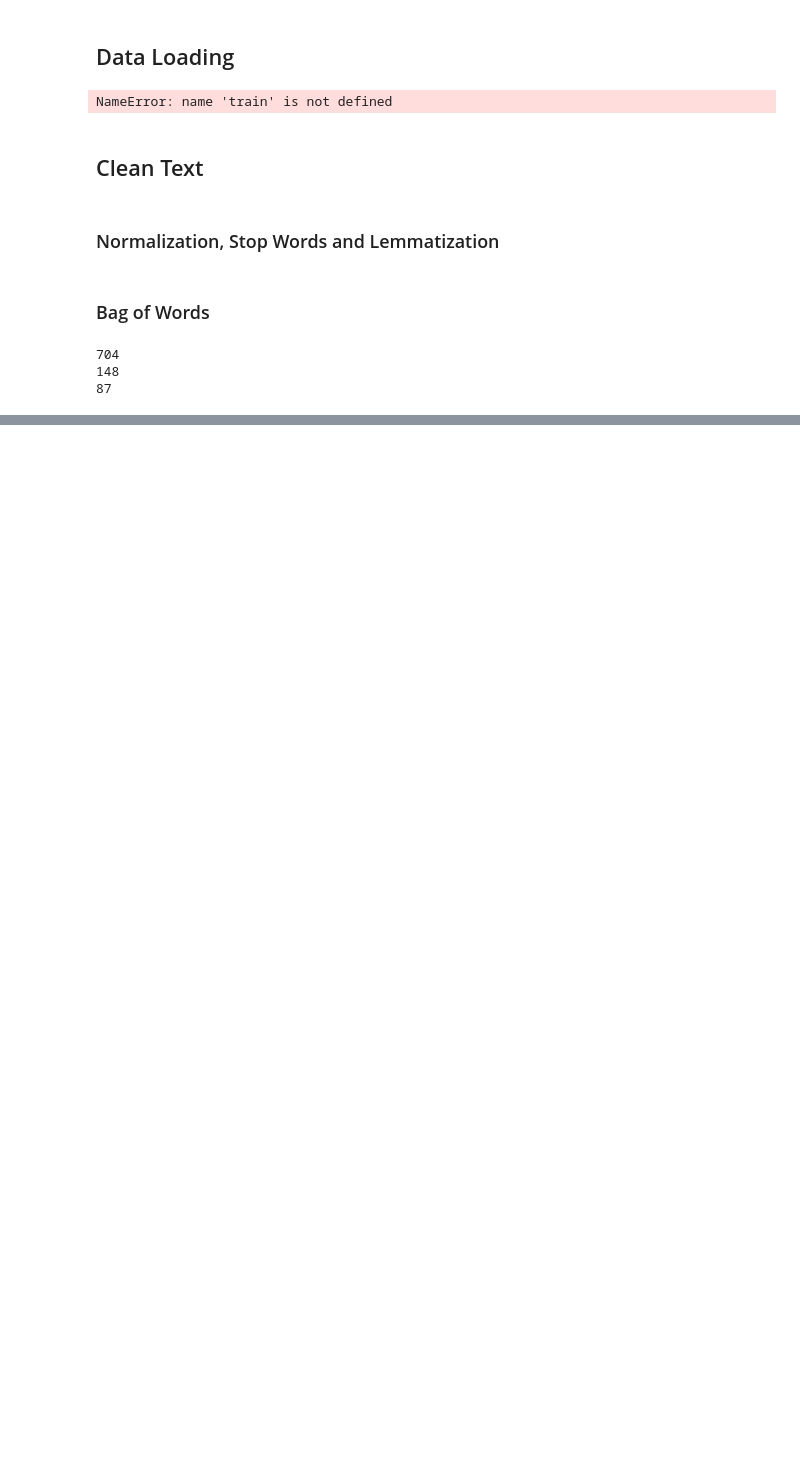
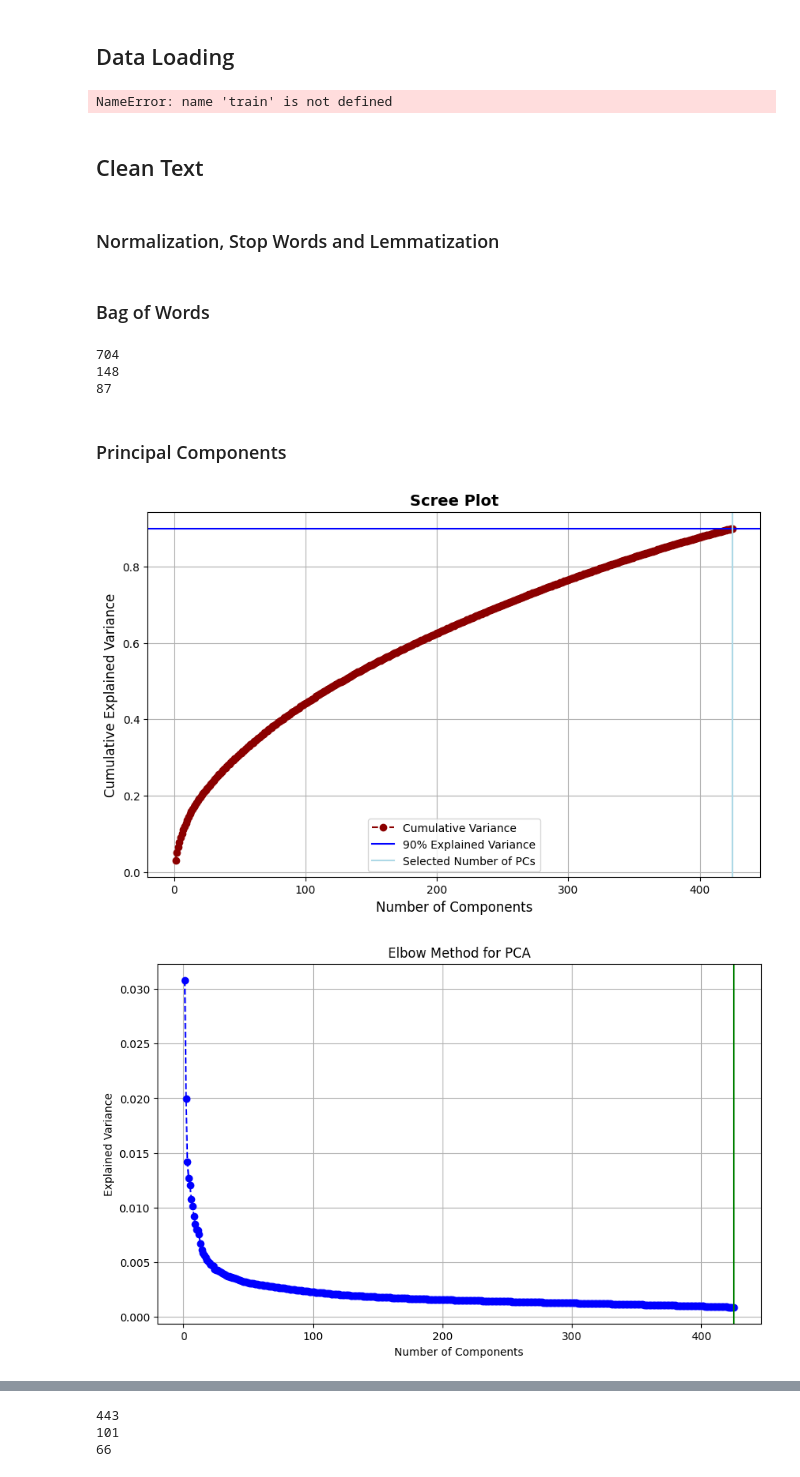
Before and after one commit to setosandoval/BDML_Team1_2024, a Jupyter notebook: Problem Set 3/scripts/01_data_text.ipynb, the cells around one changed output, grey strips where cells are left out. Drawn from its saved outputs; the diff is of its cells as text; code cells hidden in the pictures; blank space fills up the shorter version.

```diff
--- a/Problem Set 3/scripts/01_data_text.ipynb
+++ b/Problem Set 3/scripts/01_data_text.ipynb
@@ -147,3 +147,5 @@ variable_pairs = [
 # %%
 # Apply function
 data_med_clean = combine_dummy_variables(data_med, variable_pairs)
+# %% [markdown]
+### Principal Components
@@ -149,0 +234,16 @@ data_med_clean = combine_dummy_variables(data_med, variable_pairs)
+# %%
+# Exclude variables for PCA
+exclude = ['property_id', 'city', 'price', 'month', 'year', 'surface_total',
+           'surface_covered', 'rooms', 'bedrooms', 'bathrooms', 'property_type',
+           'operation_type', 'lat', 'lon', 'title', 'description', 'is_test',
+           'cleaned_text']
+# %%
+# Apply function
+explained_variance=0.9
+
+large_PC = perform_pca(data_large, exclude_columns=exclude, explained_variance=explained_variance)
+med_PC = perform_pca(data_med_clean, exclude_columns=exclude, explained_variance=explained_variance)
+light_PC = perform_pca(data_light, exclude_columns=exclude, explained_variance=explained_variance)
+# %% [output]
+[figure, added]
+[figure, added]
@@ -149,0 +254,9 @@ data_med_clean = combine_dummy_variables(data_med, variable_pairs)
+# %%
+# Size
+print(large_PC.shape[1])
+print(med_PC.shape[1])
+print(light_PC.shape[1])
+# %% [output]
+443
+101
+66
```
Also changed, not shown: parts of 2 cells of this notebook.
